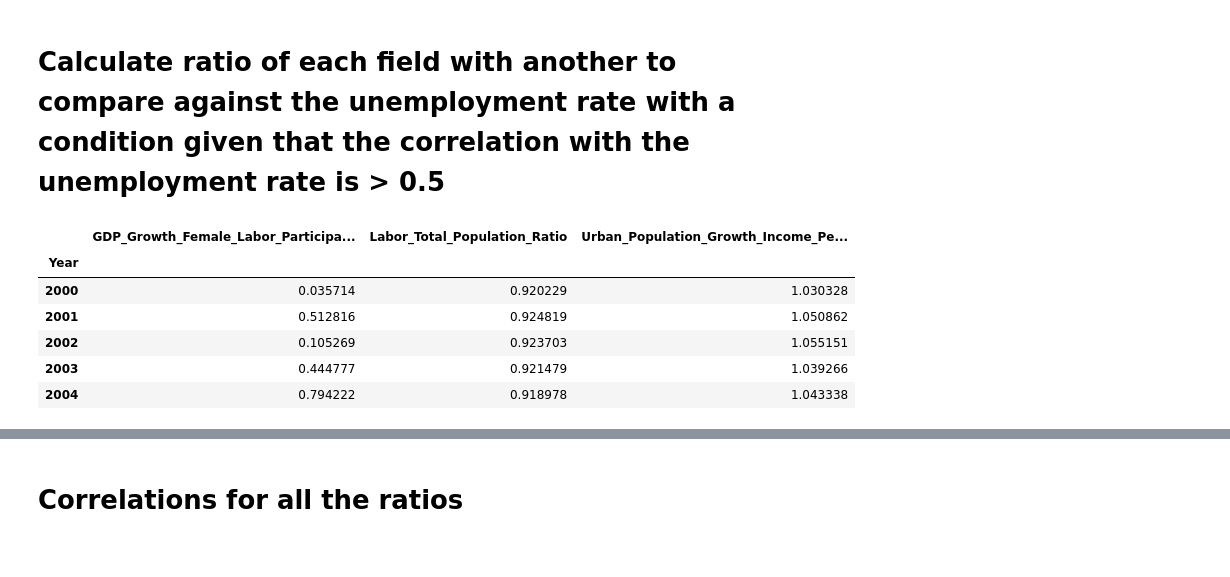
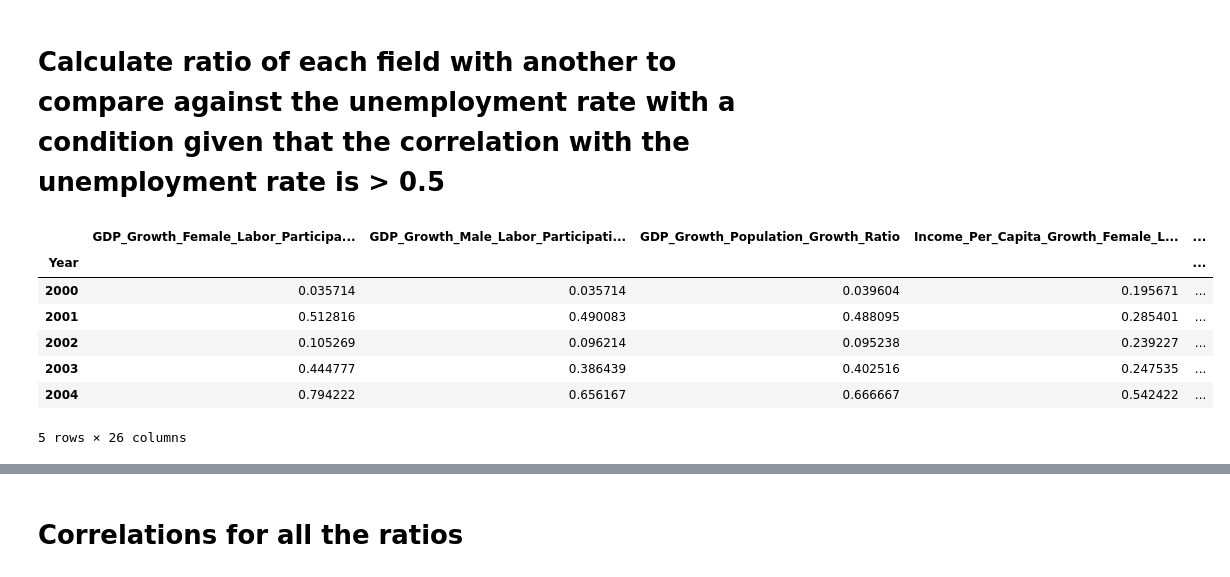
Before and after one commit to Sal-hur/Predicting-Unemployment-Rate-in-Kenya, a Jupyter notebook: src/tasks/task 4_feature engineering and selection/feature_engineering_final.ipynb, the cells around one changed output, grey strips where cells are left out. Saved outputs shown, nothing was run; the diff lists cells and outputs as text; code cells hidden in the pictures.

```diff
--- a/src/tasks/task 4_feature engineering and selection/feature_engineering_final.ipynb
+++ b/src/tasks/task 4_feature engineering and selection/feature_engineering_final.ipynb
@@ -7,12 +7,11 @@ import numpy as np
 import pandas as pd
 %matplotlib inline
 import matplotlib.pyplot as plt
-import dtale.app as dtale_app
-dtale_app.USE_COLAB = True
 import seaborn as sns
 from statsmodels.tsa.seasonal import seasonal_decompose
 from sklearn.preprocessing import MinMaxScaler
 from itertools import combinations
+pd.set_option('mode.use_inf_as_na', True)
 # %% [markdown]
 ### Define functions for repeated tasks
 # %%
@@ -150,3 +151,10 @@ unemployment_df = unemployment_historical.rename(columns=column_name_mapping)
+# %%
+unemployment_df.fillna(unemployment_df.median(),inplace=True)
+usd_to_Ksh=pd.read_excel("/Users/aman/Downloads/Dollar_Rate.xlsx")
+usd_to_Ksh.index=usd_to_Ksh["YEAR"]
+unemployment_df["Education_Expenditure_Ksh"]=unemployment_df["Education_Expenditure_usd"]*usd_to_Ksh["DOLLAR RATE ANNUALLY"]
+unemployment_df.drop(["Education_Expenditure_usd"],axis=1,inplace=True)
+unemployment_df["Dollar_Rate"]=usd_to_Ksh["DOLLAR RATE ANNUALLY"]
 # %%
 unemployment_df.describe().T
 # %% [output]
@@ -250,33 +252,34 @@ plt.grid(axis='x')
 # Calculate ratio of each field with another to compare against the unemployment rate with a condition given that the correlation with the unemployment rate is > 0.5
 # %%
 # Get columns without the last
-cols_without_last = scaled_df.drop('Total_Unemployment',axis=1).columns
+cols_without_last = scaled_df.drop(['Total_Unemployment'],axis=1).columns
 
 # Create unique pairs without the last column
 unique_pairs = list(combinations(cols_without_last, 2))
 
 # Calculate ratios and check correlation with the last column
 ratios = pd.DataFrame()
 for col1, col2 in unique_pairs:
     ratio_name = f'{col1}_{col2}_Ratio'
     ratio = scaled_df[col1] / scaled_df[col2]
 
-    correlation_with_last = ratio.corr(scaled_df['Total_Unemployment'])
+    correlation_with_last = ratio.corr(unemployment_df['Total_Unemployment'])
 
     if (correlation_with_last > 0.5) or (correlation_with_last < -0.5):
         ratios[ratio_name] = ratio
 
 
 
 ratios = ratios[sorted(ratios.columns)]
 #remove nan values by filling up with median
 ratios.fillna(ratios.median(),inplace=True)
 ratios.head()
 # %% [output]
-|  | GDP_Growth_Female_Labor_Participa... | Labor_Total_Population_Ratio | Urban_Population_Growth_Income_Pe... |
-| Year |  |  |  |
-| 2000 | 0.035714 | 0.920229 | 1.030328 |
-| 2001 | 0.512816 | 0.924819 | 1.050862 |
-| 2002 | 0.105269 | 0.923703 | 1.055151 |
-| 2003 | 0.444777 | 0.921479 | 1.039266 |
-| 2004 | 0.794222 | 0.918978 | 1.043338 |
+|  | GDP_Growth_Female_Labor_Participa... | GDP_Growth_Male_Labor_Participati... | GDP_Growth_Population_Growth_Ratio | Income_Per_Capita_Growth_Female_L... | ... |
+| Year |  |  |  |  | ... |
+| 2000 | 0.035714 | 0.035714 | 0.039604 | 0.195671 | ... |
+| 2001 | 0.512816 | 0.490083 | 0.488095 | 0.285401 | ... |
+| 2002 | 0.105269 | 0.096214 | 0.095238 | 0.239227 | ... |
+| 2003 | 0.444777 | 0.386439 | 0.402516 | 0.247535 | ... |
+| 2004 | 0.794222 | 0.656167 | 0.666667 | 0.542422 | ... |
+5 rows × 26 columns
```
Also changed, not shown: parts of 23 cells of this notebook.
